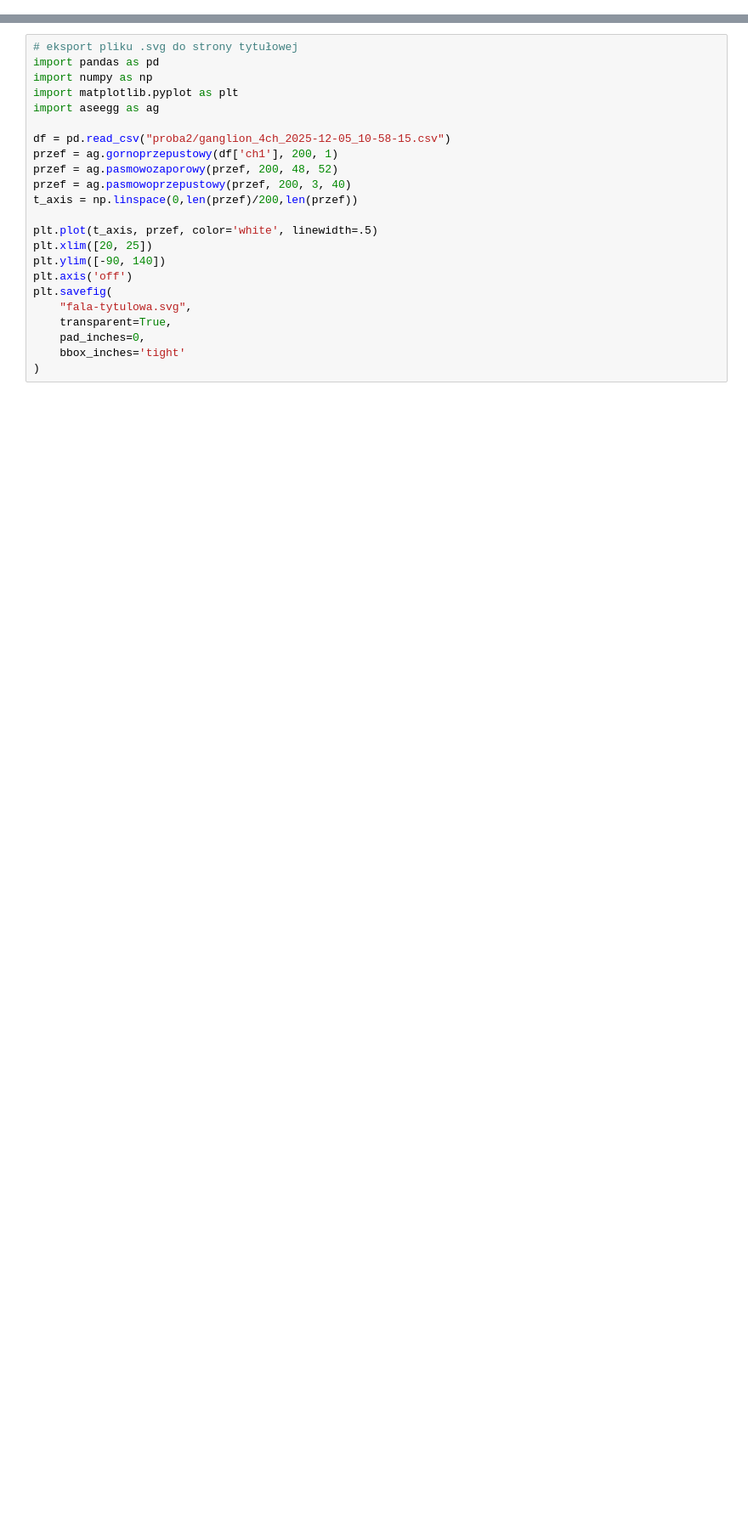
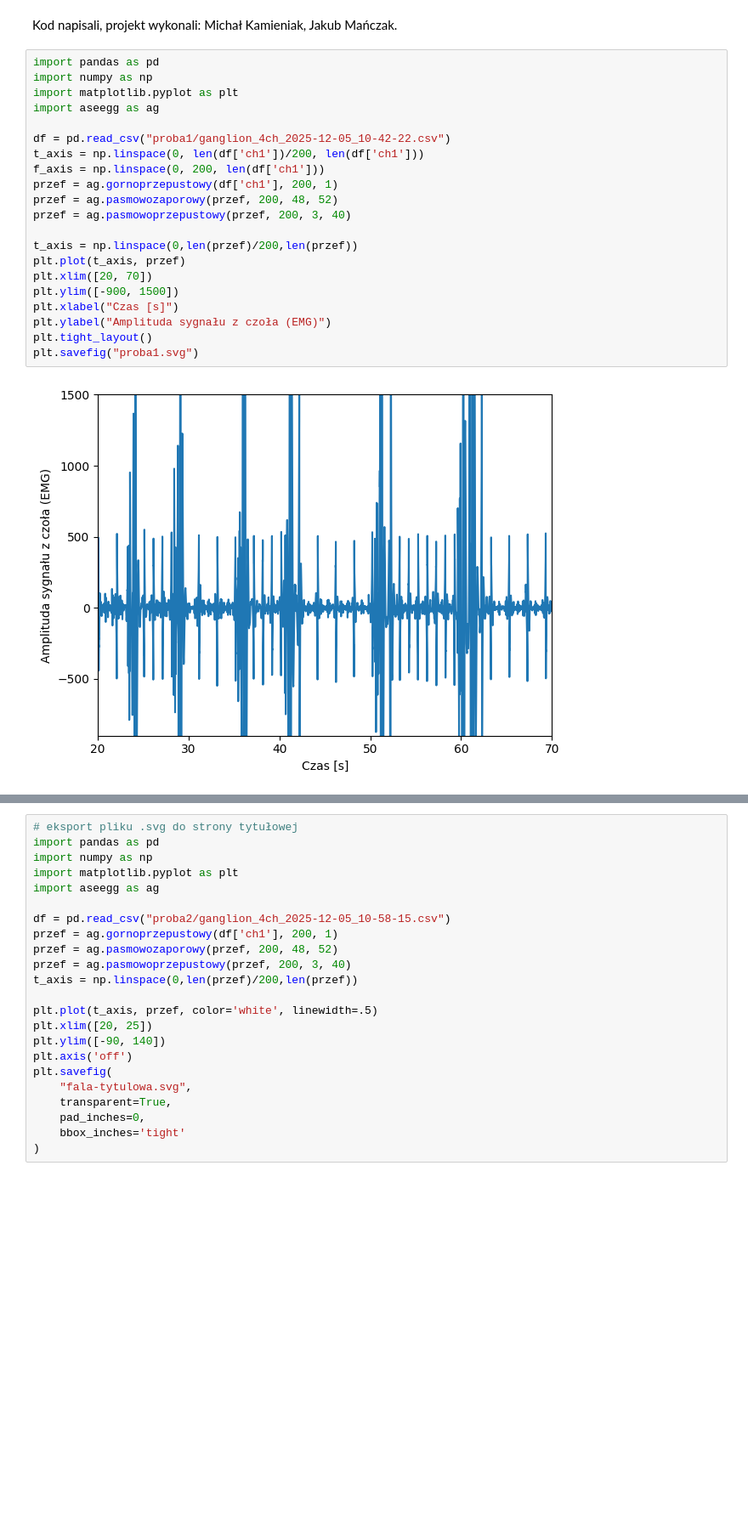
Before and after one commit to jakubmanczak/literkOwO, a Jupyter notebook: projekt.ipynb, the cells around one changed output, grey strips where cells are left out. Shown at 85% size. Drawn from its saved outputs; the diff is of its cells as text; blank space fills up the shorter version.

```diff
--- a/projekt.ipynb
+++ b/projekt.ipynb
@@ -1,3 +1,29 @@
+# %% [markdown]
+Kod napisali, projekt wykonali:
+Michał Kamieniak, Jakub Mańczak.
+# %%
+import pandas as pd
+import numpy as np
+import matplotlib.pyplot as plt
+import aseegg as ag
+
+df = pd.read_csv("proba1/ganglion_4ch_2025-12-05_10-42-22.csv")
+t_axis = np.linspace(0, len(df['ch1'])/200, len(df['ch1']))
+f_axis = np.linspace(0, 200, len(df['ch1']))
+przef = ag.gornoprzepustowy(df['ch1'], 200, 1)
+przef = ag.pasmowozaporowy(przef, 200, 48, 52)
+przef = ag.pasmowoprzepustowy(przef, 200, 3, 40)
+
+t_axis = np.linspace(0,len(przef)/200,len(przef))
+plt.plot(t_axis, przef)
+plt.xlim([20, 70])
+plt.ylim([-900, 1500])
+plt.xlabel("Czas [s]")
+plt.ylabel("Amplituda sygnału z czoła (EMG)")
+plt.tight_layout()
+plt.savefig("proba1.svg")
+# %% [output]
+[figure, added]
 # %%
 import pandas as pd
 import numpy as np
```
Also changed, not shown: parts of 4 cells of this notebook, 12 other files.
